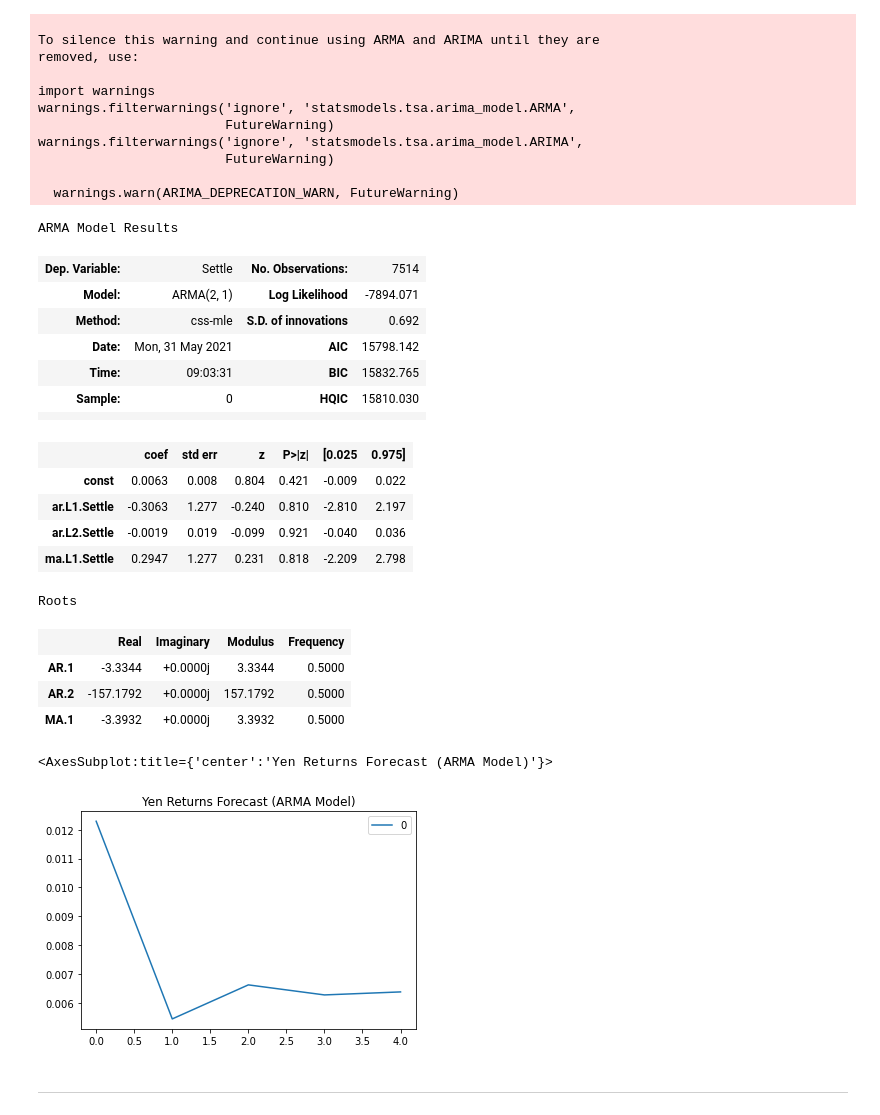
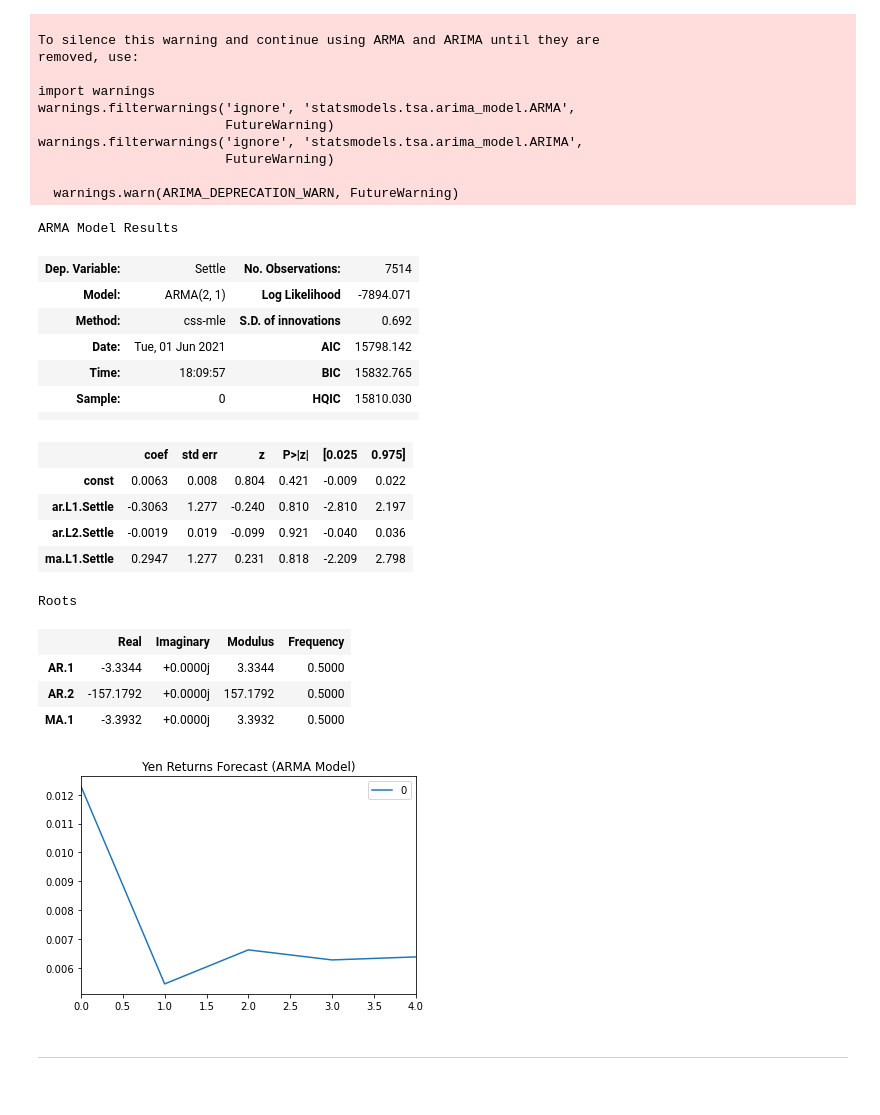
Before and after one commit to PanicAtTheDisco88/TimeSeries_homework8, a Jupyter notebook: time_series_analysis.ipynb, the cells around one changed output. Drawn from its saved outputs; the diff is of its cells as text; code cells hidden in the pictures.

```diff
--- a/time_series_analysis.ipynb
+++ b/time_series_analysis.ipynb
@@ -25,7 +25,7 @@ yen_futures.head()
 | 1976-08-06 | 3401.0 | 3401.0 | 3401.0 | 3401.0 | NaN | 3401.0 | 0.0 | 1.0 |
 # %%
 # Trim the dataset to begin on January 1st, 1990
-yen_futures = yen_futures.loc["1990-01-01":, :]
+yen_futures = yen_futures.loc["1990-01-01":,]
 yen_futures.head()
 # %% [output]
 |  | Open | High | Low | Last | Change | Settle | Volume | Previous Day Open Interest |
@@ -170,8 +166,8 @@ ARMA Model Results
 | Dep. Variable: | Settle | No. Observations: | 7514 |
 | Model: | ARMA(2, 1) | Log Likelihood | -7894.071 |
 | Method: | css-mle | S.D. of innovations | 0.692 |
-| Date: | Mon, 31 May 2021 | AIC | 15798.142 |
-| Time: | 09:03:31 | BIC | 15832.765 |
+| Date: | Tue, 01 Jun 2021 | AIC | 15798.142 |
+| Time: | 18:09:57 | BIC | 15832.765 |
 | Sample: | 0 | HQIC | 15810.030 |
 |  |  |  |  |
 |  | coef | std err | z | P>|z| | [0.025 | 0.975] |
@@ -187,9 +183,9 @@ Roots
 # %%
 # Plot the 5 Day Returns Forecast
 pd.DataFrame(results.forecast(steps=5)[0]).plot(title="Yen Returns Forecast (ARMA Model)")
+plt.margins(x=0)
 # %% [output]
-<AxesSubplot:title={'center':'Yen Returns Forecast (ARMA Model)'}>
-[figure, old version]
+[figure, new version]
 # %% [markdown]
 ---
 # %% [markdown]
```
Also changed, not shown: parts of 8 cells of this notebook, 1 other file.
